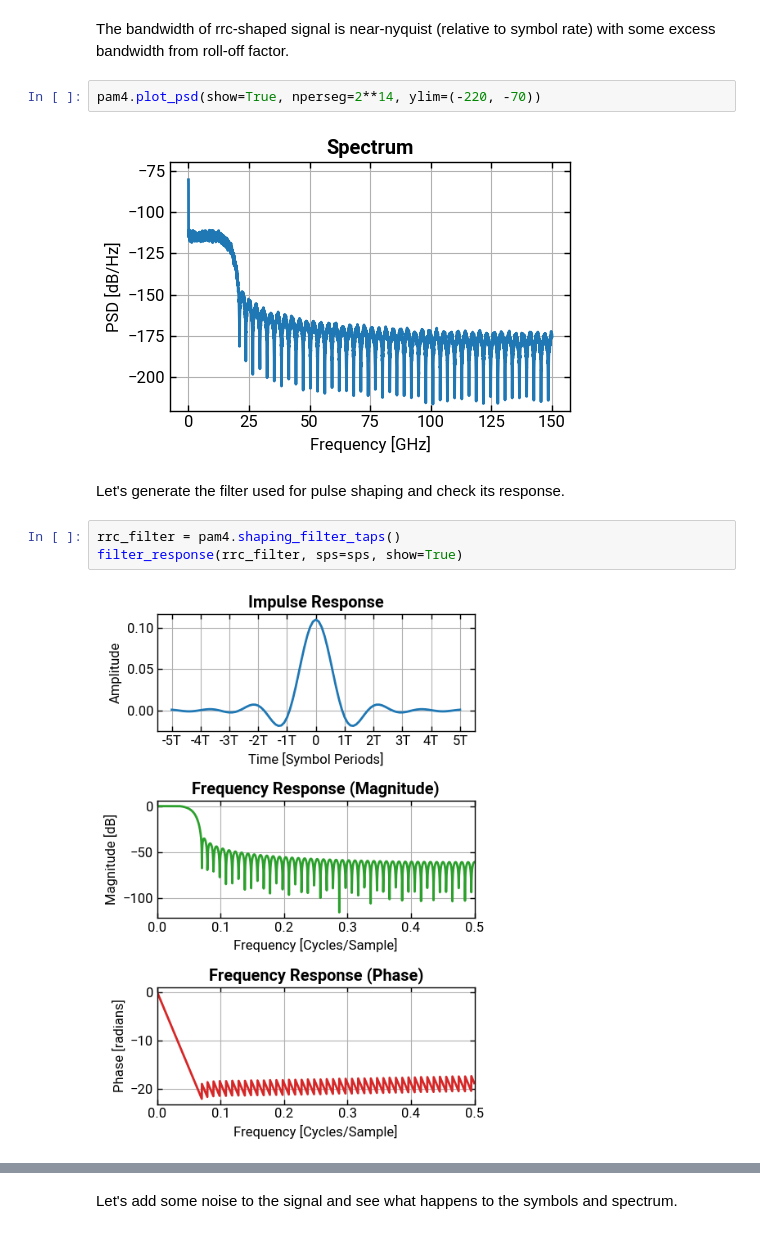
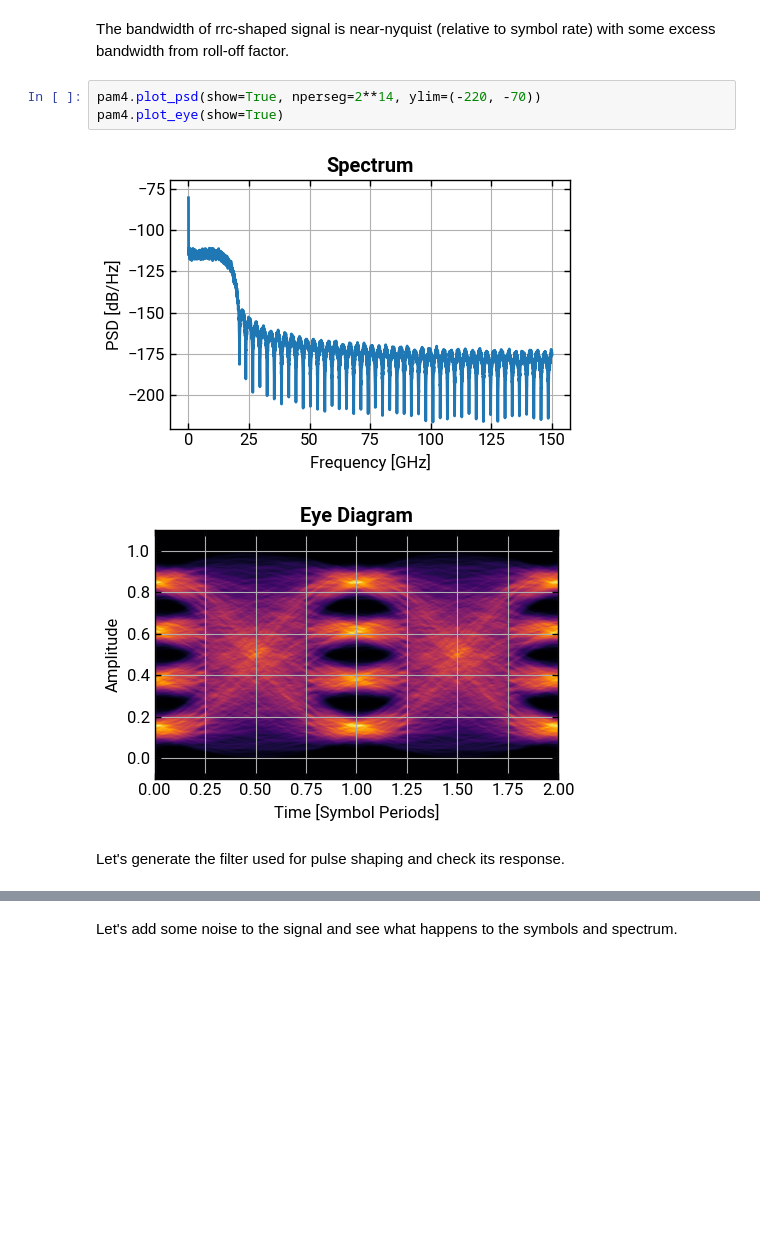
Before and after one commit to lokgar/commstools, a Jupyter notebook: examples/01-pam-waveforms.ipynb, the cells around one changed output, grey strips where cells are left out. Saved outputs shown, nothing was run; the diff lists cells and outputs as text; blank space fills up the shorter version.

```diff
--- a/examples/01-pam-waveforms.ipynb
+++ b/examples/01-pam-waveforms.ipynb
@@ -200,12 +198,9 @@ pam4.plot_symbols(num_symbols=20, show=True)
 The bandwidth of rrc-shaped signal is near-nyquist (relative to symbol rate) with some excess bandwidth from roll-off factor.
 # %%
 pam4.plot_psd(show=True, nperseg=2**14, ylim=(-220, -70))
+pam4.plot_eye(show=True)
 # %% [output]
 [figure]
+[figure, added]
 # %% [markdown]
 Let's generate the filter used for pulse shaping and check its response.
-# %%
-rrc_filter = pam4.shaping_filter_taps()
-filter_response(rrc_filter, sps=sps, show=True)
-# %% [output]
-[figure, removed]
```
Also changed, not shown: parts of 6 cells of this notebook, 2 other files.
